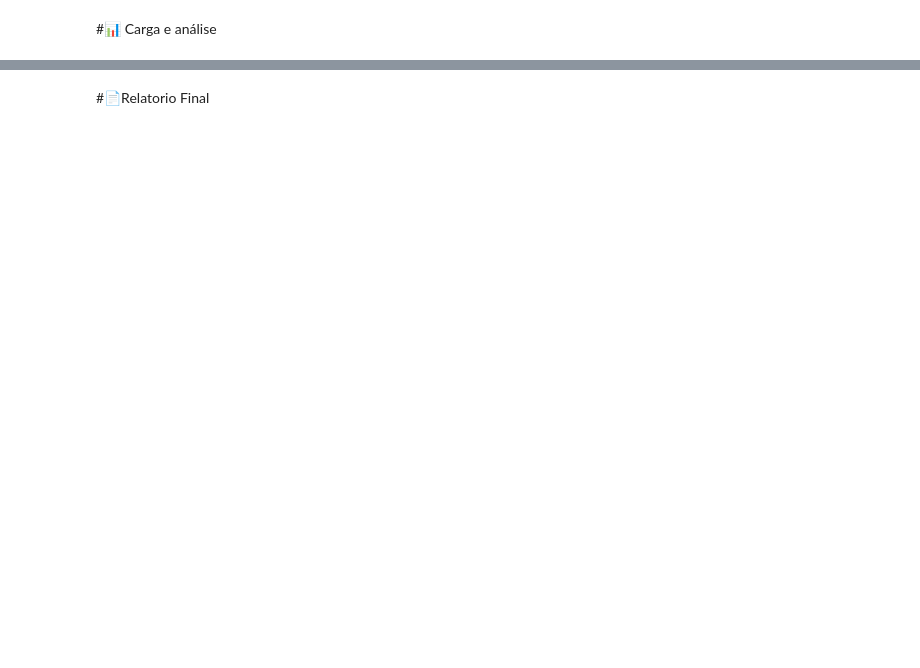
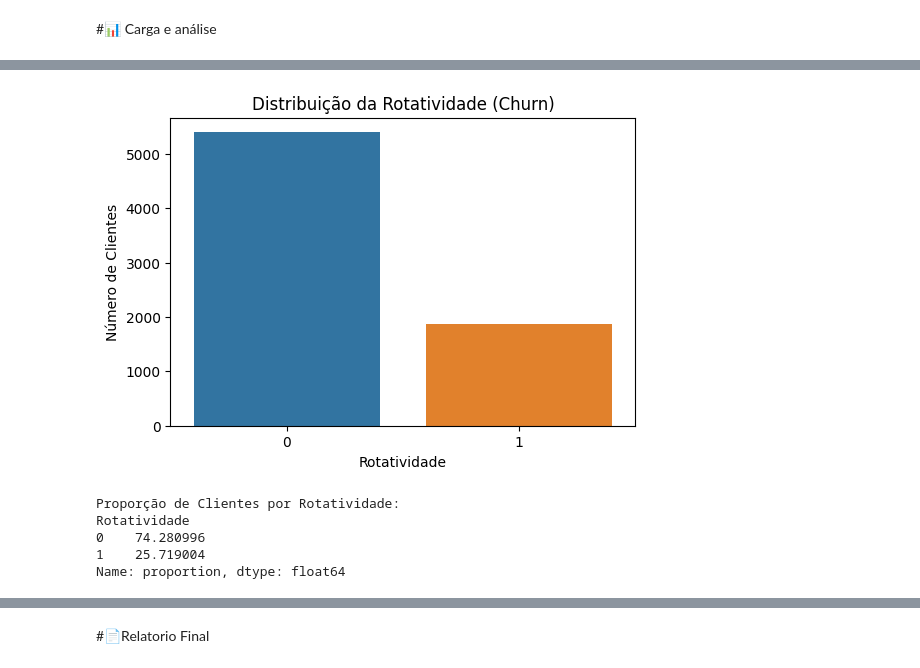
Before and after one commit to mbrandino/challenge2-data-science, a Jupyter notebook: TelecomX_BR.ipynb, the cells around one changed output, grey strips where cells are left out. Saved outputs shown, nothing was run; the diff lists cells and outputs as text; code cells hidden in the pictures; blank space fills up the shorter version.

```diff
--- a/TelecomX_BR.ipynb
+++ b/TelecomX_BR.ipynb
@@ -314,0 +350,19 @@ df_analise.head(10)
+# %%
+rotatividade_counts = df_analise['Rotatividade'].value_counts()
+
+plt.figure(figsize=(6, 4))
+sns.barplot(x=rotatividade_counts.index, y=rotatividade_counts.values, hue=rotatividade_counts.index, palette='tab10', legend=False)
+plt.title('Distribuição da Rotatividade (Churn)')
+plt.xlabel('Rotatividade')
+plt.ylabel('Número de Clientes')
+plt.show()
+
+print("\nProporção de Clientes por Rotatividade:")
+print(df_analise['Rotatividade'].value_counts(normalize=True) * 100)
+# %% [output]
+[figure, added]
+Proporção de Clientes por Rotatividade:
+Rotatividade
+0    74.280996
+1    25.719004
+Name: proportion, dtype: float64
```
Also changed, not shown: parts of 12 cells of this notebook.
